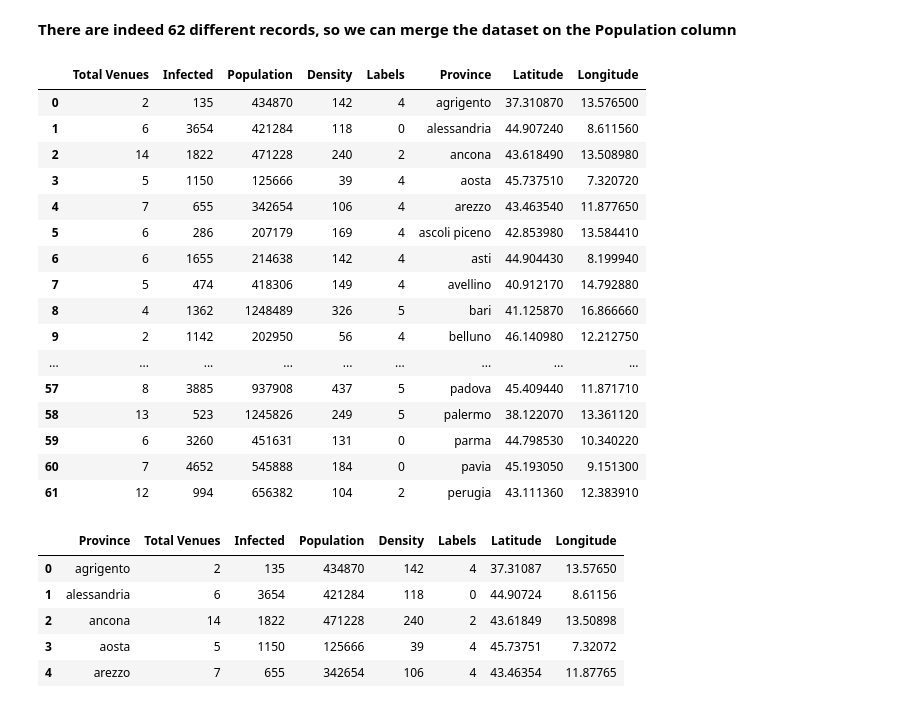
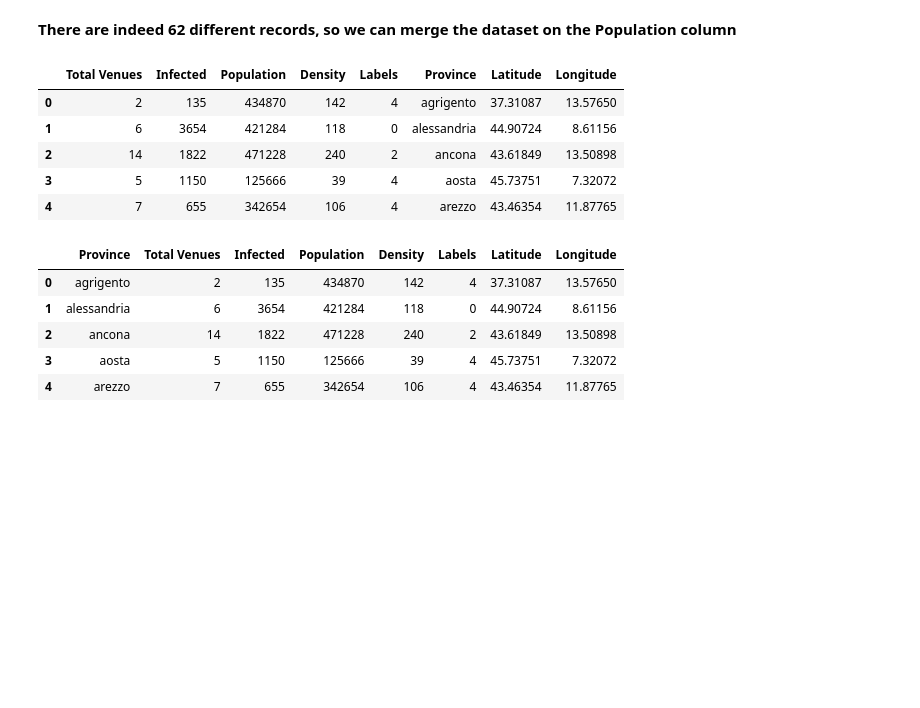
Before and after one commit to EmanueleLanzani/Coursera_Capstone, a Jupyter notebook: Covid - 19 Phase Two.ipynb, the cells around one changed output. Cells and saved outputs as stored; diff of their text form; code cells hidden in the pictures; blank space fills up the shorter version.

```diff
--- a/Covid - 19 Phase Two.ipynb
+++ b/Covid - 19 Phase Two.ipynb
@@ -55,8 +55,8 @@ df = pd.read_html(url)
 It turns out we care about the fist one, so position 0 in the list of dataframes.
 # %%
 # There are 11 elements in df, which means 11 different dataframes! We care about the fisrt one, position number 0
-for i in range(len(df)):
+"""for i in range(len(df)):
     print('new dataframe\n')
     df_new = df[i]
-    print(df_new.head(2))
+    print(df_new.head(2))"""
 # %% [output]
@@ -812,25 +622,14 @@ There are 62 uniques categories.
 # %%
 df8 = df5.drop(axis= 1, columns = ['Infected', 'Density'])
 df9 = pd.merge(df7, df8, on='Population', how='inner')
-df9
+df9.head()
 # %% [output]
 |  | Total Venues | Infected | Population | Density | Labels | Province | Latitude | Longitude |
-| 0 | 2 | 135 | 434870 | 142 | 4 | agrigento | 37.310870 | 13.576500 |
-| 1 | 6 | 3654 | 421284 | 118 | 0 | alessandria | 44.907240 | 8.611560 |
-| 2 | 14 | 1822 | 471228 | 240 | 2 | ancona | 43.618490 | 13.508980 |
-| 3 | 5 | 1150 | 125666 | 39 | 4 | aosta | 45.737510 | 7.320720 |
-| 4 | 7 | 655 | 342654 | 106 | 4 | arezzo | 43.463540 | 11.877650 |
-| 5 | 6 | 286 | 207179 | 169 | 4 | ascoli piceno | 42.853980 | 13.584410 |
-| 6 | 6 | 1655 | 214638 | 142 | 4 | asti | 44.904430 | 8.199940 |
-| 7 | 5 | 474 | 418306 | 149 | 4 | avellino | 40.912170 | 14.792880 |
-| 8 | 4 | 1362 | 1248489 | 326 | 5 | bari | 41.125870 | 16.866660 |
-| 9 | 2 | 1142 | 202950 | 56 | 4 | belluno | 46.140980 | 12.212750 |
-| ... | ... | ... | ... | ... | ... | ... | ... | ... |
-| 57 | 8 | 3885 | 937908 | 437 | 5 | padova | 45.409440 | 11.871710 |
-| 58 | 13 | 523 | 1245826 | 249 | 5 | palermo | 38.122070 | 13.361120 |
-| 59 | 6 | 3260 | 451631 | 131 | 0 | parma | 44.798530 | 10.340220 |
-| 60 | 7 | 4652 | 545888 | 184 | 0 | pavia | 45.193050 | 9.151300 |
-| 61 | 12 | 994 | 656382 | 104 | 2 | perugia | 43.111360 | 12.383910 |
+| 0 | 2 | 135 | 434870 | 142 | 4 | agrigento | 37.31087 | 13.57650 |
+| 1 | 6 | 3654 | 421284 | 118 | 0 | alessandria | 44.90724 | 8.61156 |
+| 2 | 14 | 1822 | 471228 | 240 | 2 | ancona | 43.61849 | 13.50898 |
+| 3 | 5 | 1150 | 125666 | 39 | 4 | aosta | 45.73751 | 7.32072 |
+| 4 | 7 | 655 | 342654 | 106 | 4 | arezzo | 43.46354 | 11.87765 |
 # %%
 fixed_columns1 = [df9.columns[-3]] + list(df9.columns[:-3]) + list(df9.columns[-2:])
 df9 = df9[fixed_columns1]
```
Also changed, not shown: parts of 22 cells of this notebook.
